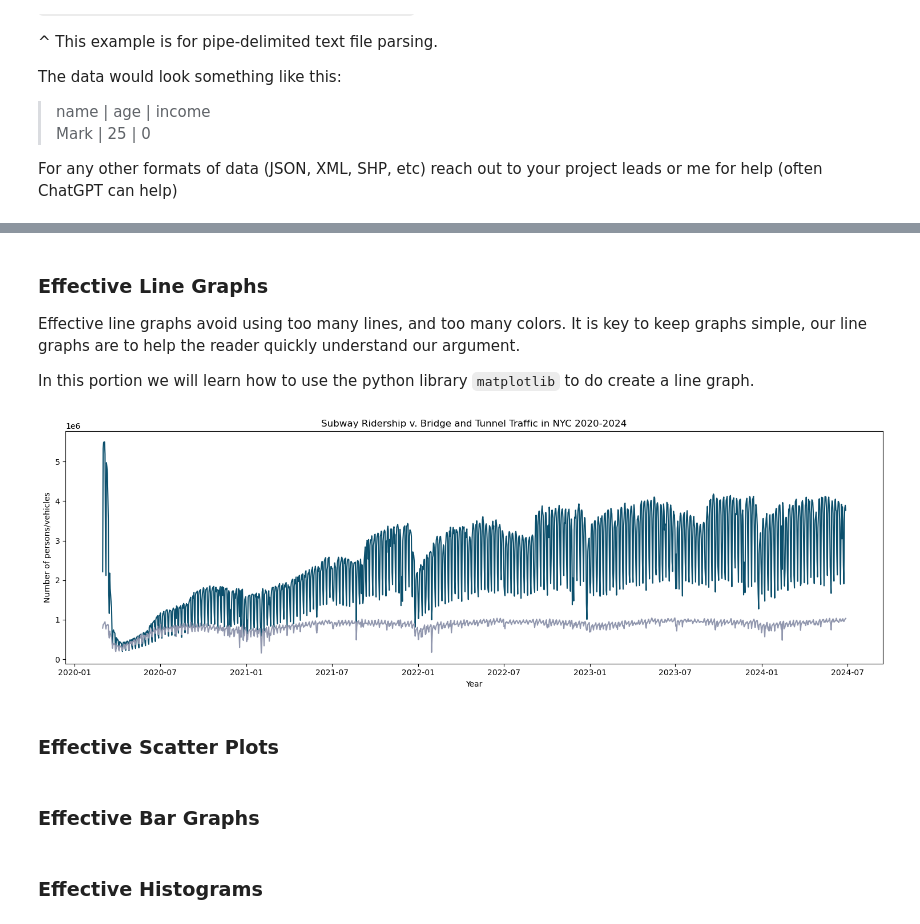
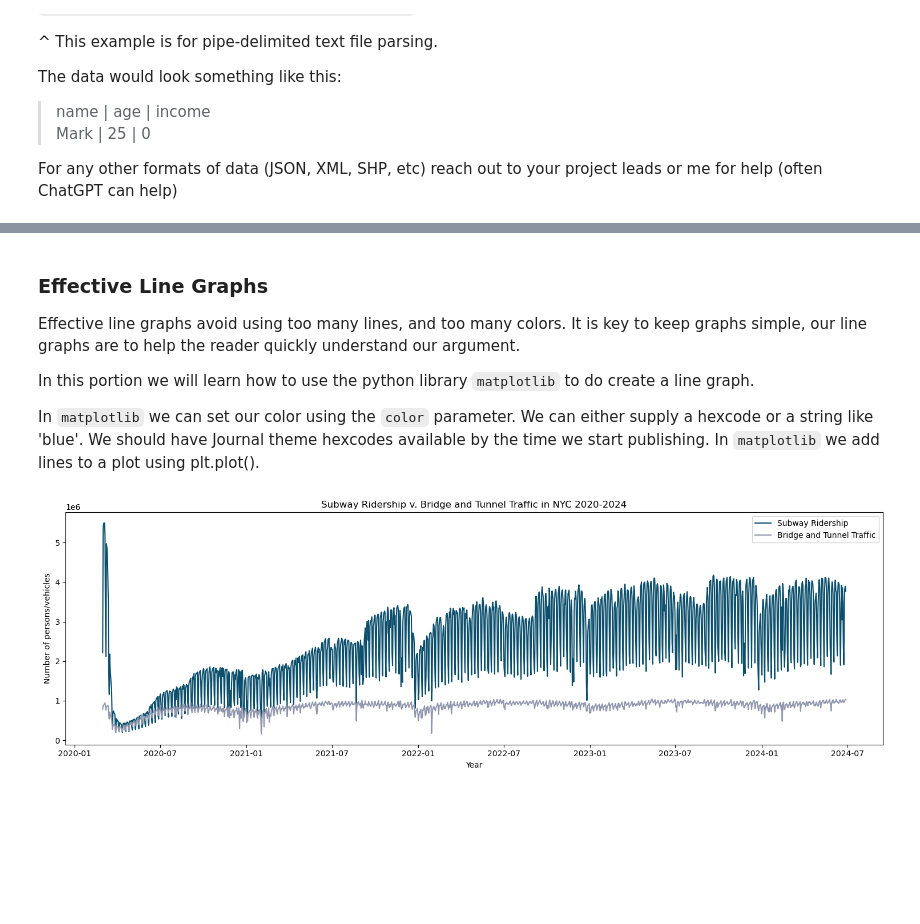
Before and after one commit to jmccormick7/JoEQuantitativeTraining, a Jupyter notebook: DataVis/effective_data_visualizations.ipynb, the cells around one changed output, grey strips where cells are left out. Saved outputs shown, nothing was run; the diff lists cells and outputs as text; code cells hidden in the pictures; blank space fills up the shorter version.

```diff
--- a/DataVis/effective_data_visualizations.ipynb
+++ b/DataVis/effective_data_visualizations.ipynb
@@ -101,28 +101,25 @@ Index(['Date', 'Subways: Total Estimated Ridership',
 Effective line graphs avoid using too many lines, and too many colors. It is key to keep graphs simple, our line graphs are to help the reader quickly understand our argument.
 
 In this portion we will learn how to use the python library `matplotlib` to do create a line graph.
+
+In `matplotlib` we can set our color using the `color` parameter. We can either supply a hexcode or a string like 'blue'. We should have Journal theme hexcodes available by the time we start publishing. In `matplotlib` we add lines to a plot using plt.plot().
 # %%
 ## lets do subway vs bridges and tunnels usage over time
 from datetime import datetime
 ## make our X-axis time, we need to convert to a datetime
 data["Date"] = pd.to_datetime(data['Date'], format="%m/%d/%Y")
 
 ## First create a figure
 plt.figure(figsize=(15,5))
 ## now we add our lines using `plt.plot()`
 plt.plot(data["Date"], data["Subways: Total Estimated Ridership"], label="Subway Ridership", color="#0B4F6C")
 plt.plot(data["Date"], data["Bridges and Tunnels: Total Traffic"], label="Bridge and Tunnel Traffic", color ="#9197AE")
 plt.title("Subway Ridership v. Bridge and Tunnel Traffic in NYC 2020-2024")
 plt.xlabel("Year")
 plt.ylabel("Number of persons/vehicles")
+plt.legend()
 # plt.yscale("log")
 plt.tight_layout()
 plt.show()
 # %% [output]
-[figure, old version]
+[figure, new version]
-# %% [markdown]
-### Effective Scatter Plots
-# %% [markdown]
-### Effective Bar Graphs
-# %% [markdown]
-### Effective Histograms
```
Also changed, not shown: parts of 8 cells of this notebook, 5 other files.
